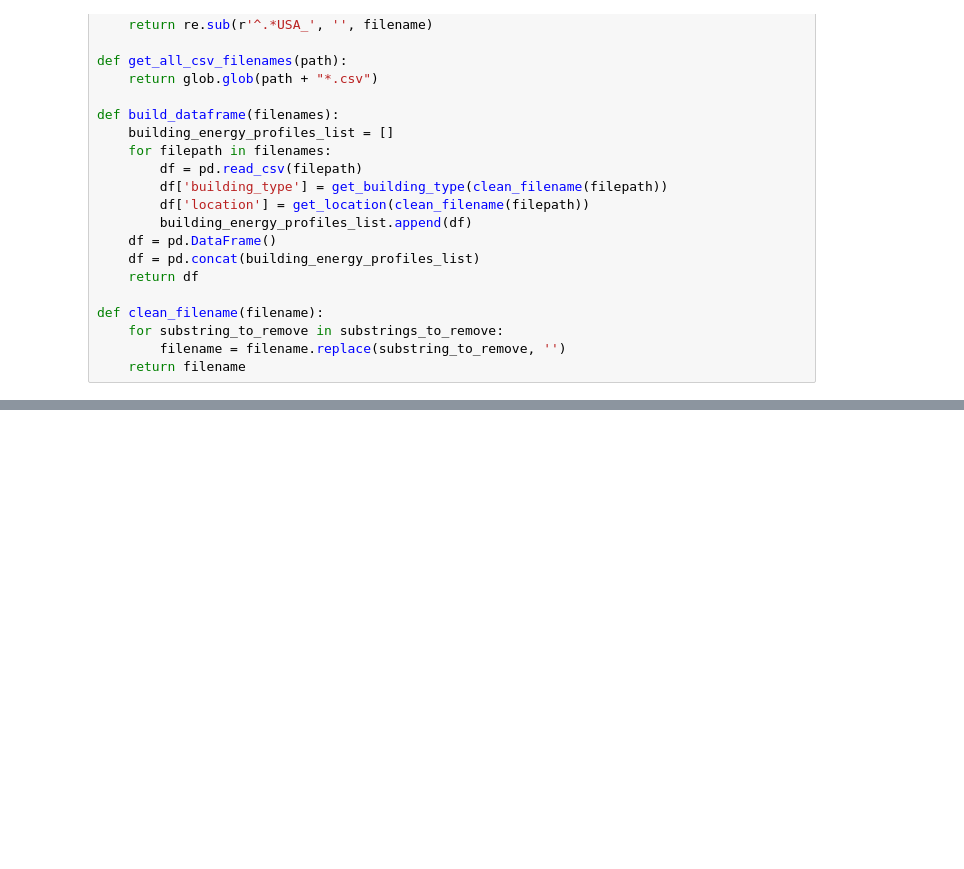
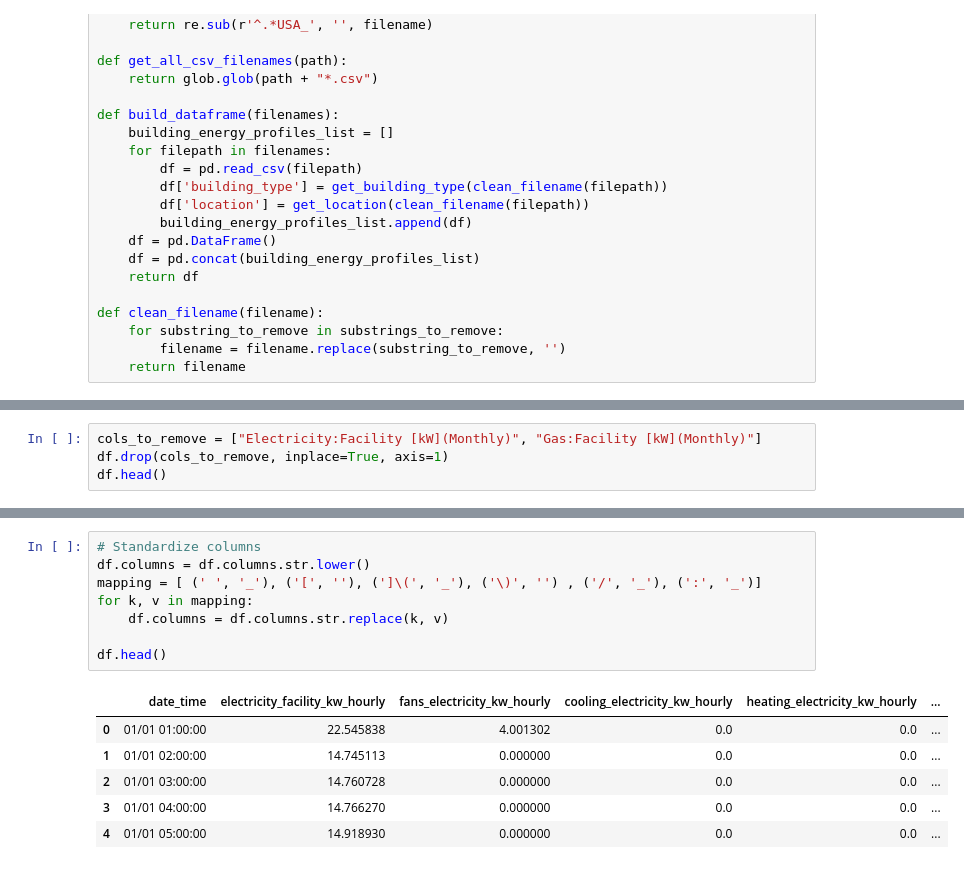
Before and after one commit to dgitts/electric-load-forecasting, a Jupyter notebook: notebooks/main.ipynb, the cells around one changed output, grey strips where cells are left out. Cells and saved outputs as stored; diff of their text form; blank space fills up the shorter version.

```diff
--- a/notebooks/main.ipynb
+++ b/notebooks/main.ipynb
@@ -71,0 +87,4 @@ memory usage: 34.2+ MB
+# %%
+cols_to_remove = ["Electricity:Facility [kW](Monthly)", "Gas:Facility [kW](Monthly)"]
+df.drop(cols_to_remove, inplace=True, axis=1)
+df.head()
@@ -71,0 +101,15 @@ memory usage: 34.2+ MB
+# %%
+# Standardize columns
+df.columns = df.columns.str.lower()
+mapping = [ (' ', '_'), ('[', ''), (']\(', '_'), ('\)', '') , ('/', '_'), (':', '_')]
+for k, v in mapping:
+    df.columns = df.columns.str.replace(k, v)
+
+df.head()
+# %% [output]
+|  | date_time | electricity_facility_kw_hourly | fans_electricity_kw_hourly | cooling_electricity_kw_hourly | heating_electricity_kw_hourly | ... |
+| 0 | 01/01 01:00:00 | 22.545838 | 4.001302 | 0.0 | 0.0 | ... |
+| 1 | 01/01 02:00:00 | 14.745113 | 0.000000 | 0.0 | 0.0 | ... |
+| 2 | 01/01 03:00:00 | 14.760728 | 0.000000 | 0.0 | 0.0 | ... |
+| 3 | 01/01 04:00:00 | 14.766270 | 0.000000 | 0.0 | 0.0 | ... |
+| 4 | 01/01 05:00:00 | 14.918930 | 0.000000 | 0.0 | 0.0 | ... |
```
Also changed, not shown: parts of 16 cells of this notebook.
